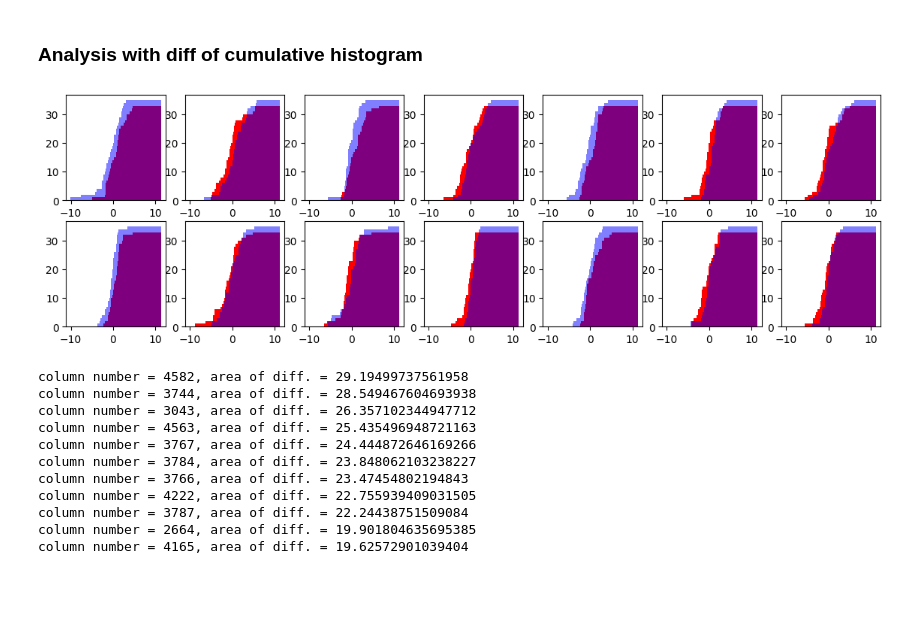
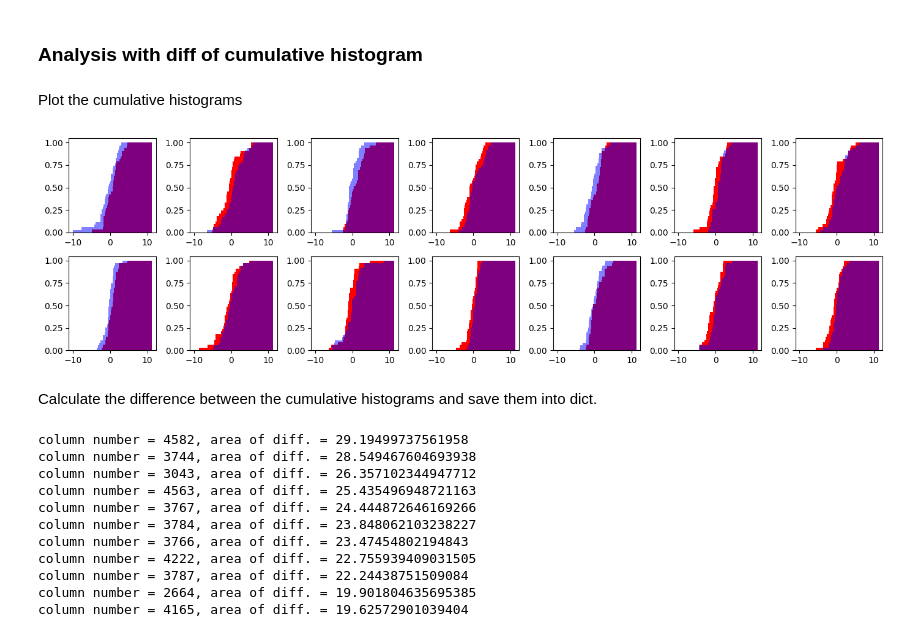
Before and after one commit to tahendry/master_thesis, a Jupyter notebook: histogram_analysis_on_MVPA.ipynb, the cells around one changed output. Cells and saved outputs as stored; diff of their text form; code cells hidden in the pictures; blank space fills up the shorter version.

```diff
--- a/histogram_analysis_on_MVPA.ipynb
+++ b/histogram_analysis_on_MVPA.ipynb
@@ -266,7 +255,2 @@ df_small.loc[df_small["ground_truth"]==0 , col_nr].hist(bins=100, figsize=(8, 4)
 # %% [markdown]
 ### Analysis with mean of histogram
-# %%
-# calculate difference between the two histograms
-diff = np.abs(df_small.loc[df_small["ground_truth"]==1 , col_nr].mean()
-              - df_small.loc[df_small["ground_truth"]==0 , col_nr].mean())
-print(f"difference between the two histograms: {diff}")
@@ -319,23 +301,31 @@ column number = 3784, difference = 0.8814177314335522
 [figure]
 # %% [markdown]
 ### Analysis with diff of cumulative histogram
+# %% [markdown]
+Plot the cumulative histograms
 # %%
 # min and max values of the entire array to set the same range for all histograms (to make sure the binning is the same)
 max_value = np.max(df_small.iloc[:, :-1].values)
 min_value = np.min(df_small.iloc[:, :-1].values)
 
 # create a cumulative histogram
 fig = plt.figure(figsize=(14, 4))
 for i in range(14):
     col = diff_list[i][0]
     ax = fig.add_subplot(2, 7, i+1)
-    ax.hist(df_small.loc[df_small["ground_truth"]==1 , col],
+    # note: density=True makes the histogram normalized so that they do not end up on different scales
+    # the number of samples is different for the two classes (which is the case here) would lead to different scales
+    ax.hist(df_small.loc[df_small["ground_truth"]==1 , col], density=True,
             bins=100, color='red', cumulative=True, range=(min_value, max_value))
-    ax.hist(df_small.loc[df_small["ground_truth"]==0 , col],
+    ax.hist(df_small.loc[df_small["ground_truth"]==0 , col], density=True,
             bins=100, color='blue', cumulative=True, range=(min_value, max_value), alpha=0.5)
+
+plt.tight_layout()
 plt.show()
 # %% [output]
-[figure, old version]
+[figure, new version]
+# %% [markdown]
+Calculate the difference between the cumulative histograms and save them into dict.
 # %%
 # calculate the difference between the two cumulative histograms including
 # a resampling (done with the range argument) so that the two histograms have the same bins
```
Also changed, not shown: parts of 14 cells of this notebook, 1 other file.
